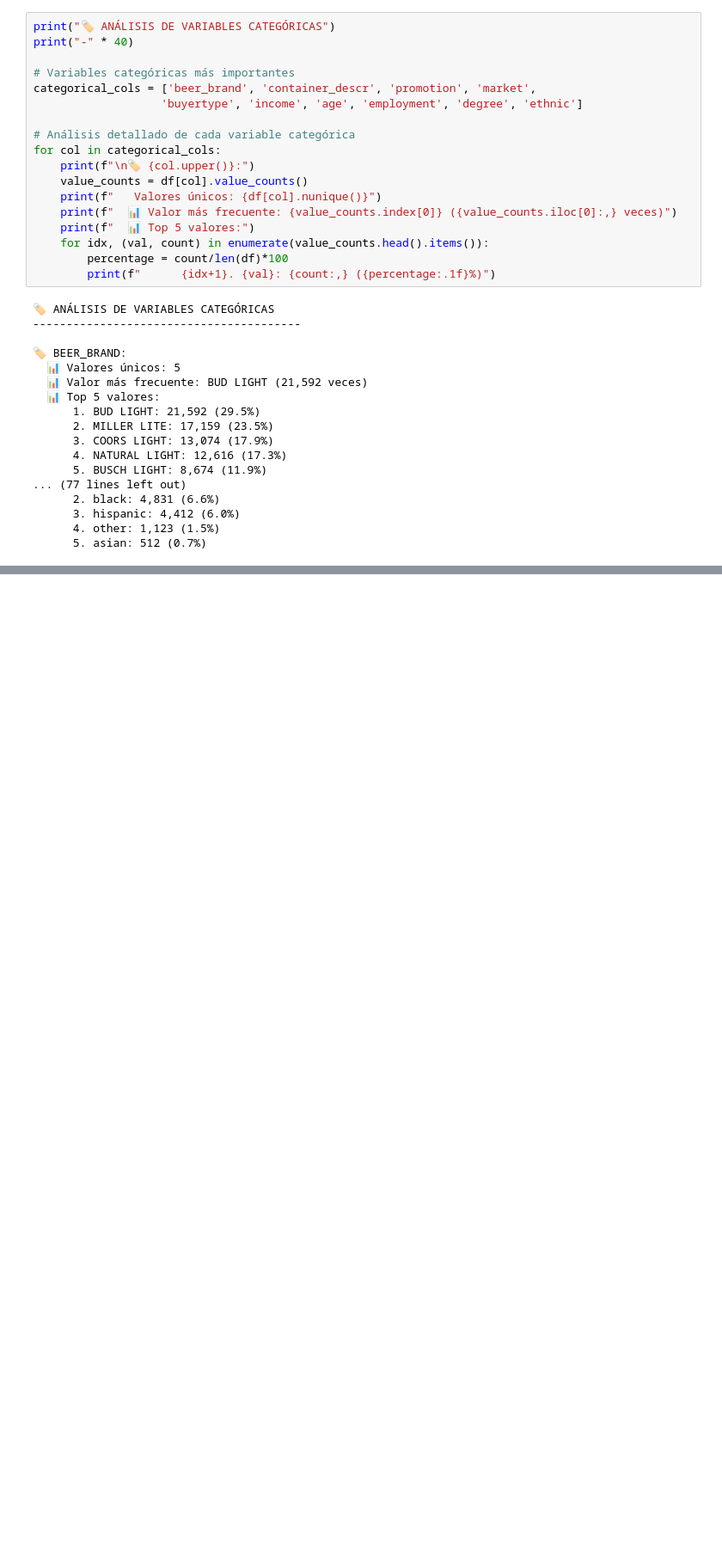
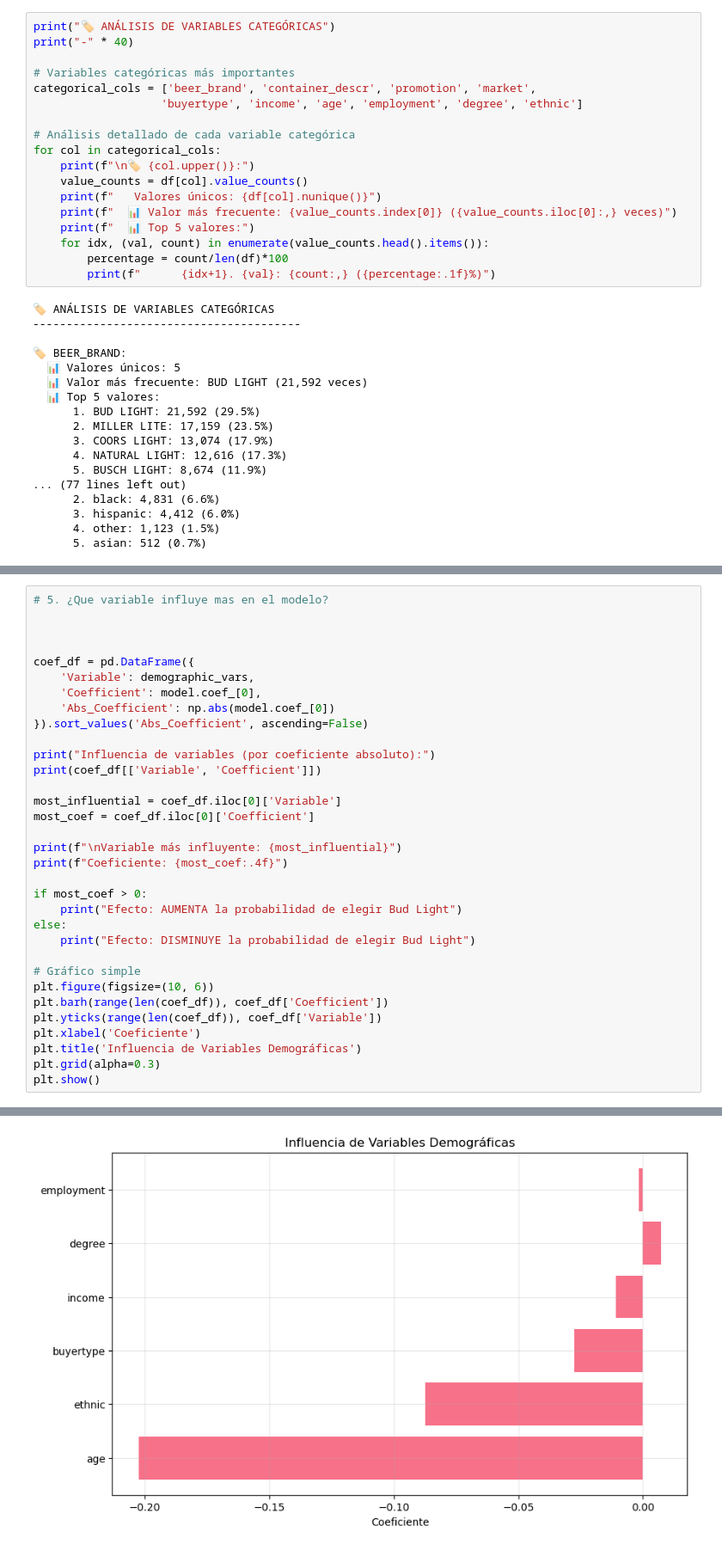
Before and after one commit to jorge-ivan-jimenez-reyes/MachineLearning, a Jupyter notebook: EDAEXAMEN/LightBeer_EDA.ipynb, the cells around one changed output, grey strips where cells are left out. Shown at 86% size. Saved outputs shown, nothing was run; the diff lists cells and outputs as text; blank space fills up the shorter version.

```diff
--- a/EDAEXAMEN/LightBeer_EDA.ipynb
+++ b/EDAEXAMEN/LightBeer_EDA.ipynb
@@ -484,0 +834,34 @@ for col in categorical_cols:
+# %%
+# 5. ¿Que variable influye mas en el modelo?
+
+
+
+coef_df = pd.DataFrame({
+    'Variable': demographic_vars,
+    'Coefficient': model.coef_[0],
+    'Abs_Coefficient': np.abs(model.coef_[0])
+}).sort_values('Abs_Coefficient', ascending=False)
+
+print("Influencia de variables (por coeficiente absoluto):")
+print(coef_df[['Variable', 'Coefficient']])
+
+most_influential = coef_df.iloc[0]['Variable']
+most_coef = coef_df.iloc[0]['Coefficient']
+
+print(f"\nVariable más influyente: {most_influential}")
+print(f"Coeficiente: {most_coef:.4f}")
+
+if most_coef > 0:
+    print("Efecto: AUMENTA la probabilidad de elegir Bud Light")
+else:
+    print("Efecto: DISMINUYE la probabilidad de elegir Bud Light")
+
+# Gráfico simple
+plt.figure(figsize=(10, 6))
+plt.barh(range(len(coef_df)), coef_df['Coefficient'])
+plt.yticks(range(len(coef_df)), coef_df['Variable'])
+plt.xlabel('Coeficiente')
+plt.title('Influencia de Variables Demográficas')
+plt.grid(alpha=0.3)
+plt.show()
+# %% [output]
@@ -484,0 +880 @@ for col in categorical_cols:
+[figure, added]
```
Also changed, not shown: parts of 12 cells of this notebook.
